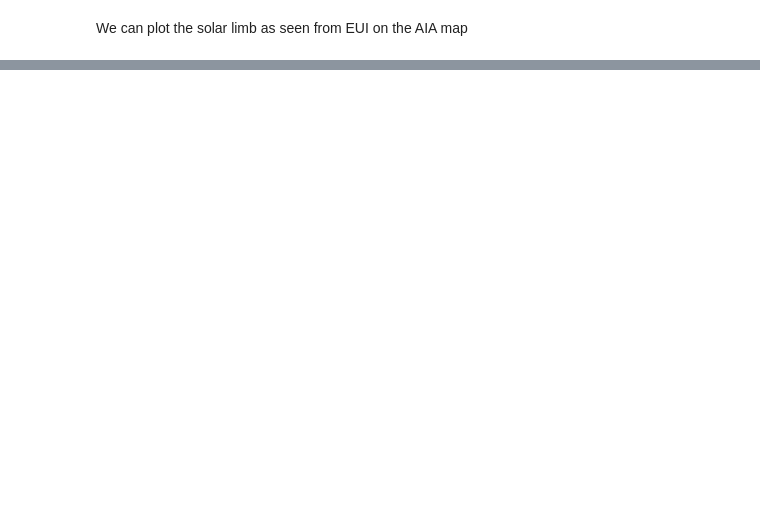
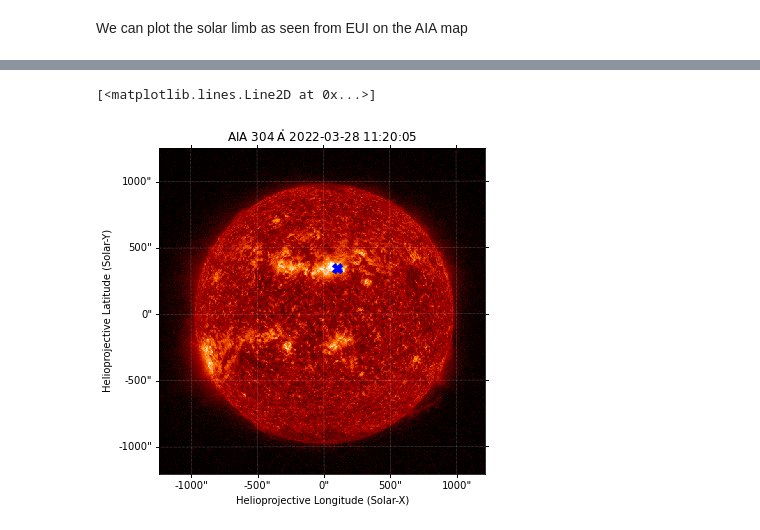
Before and after one commit to hayesla/solarorbiter-summerschool-sunpy, a Jupyter notebook: 3. Coordinates framework.ipynb, the cells around one changed output, grey strips where cells are left out. Cells and saved outputs as stored; diff of their text form; code cells hidden in the pictures; blank space fills up the shorter version.

```diff
--- a/3. Coordinates framework.ipynb
+++ b/3. Coordinates framework.ipynb
@@ -161,0 +235,10 @@ plt.legend()
+# %%
+flare_coord_aia = SkyCoord(100*u.arcsec, 350*u.arcsec, frame=aia_map.coordinate_frame)
+# %%
+fig = plt.figure(figsize=(6, 6))
+ax = fig.add_subplot(projection=aia_map)
+aia_map.plot(vmin=0, vmax=200)
+ax.plot_coord(flare_coord_aia, marker='X', color='b', ms=10)
+# %% [output]
+[<matplotlib.lines.Line2D at 0x...>]
+[figure, added]
```
Also changed, not shown: parts of 28 cells of this notebook, 1 other file.
